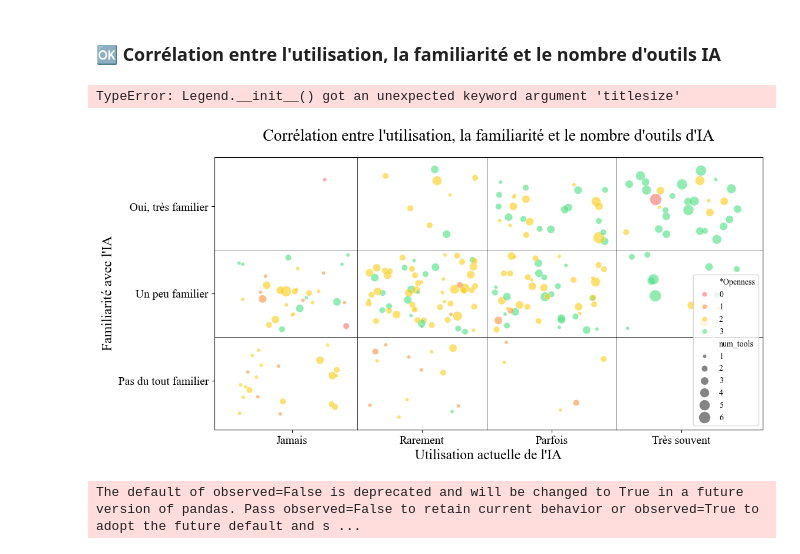
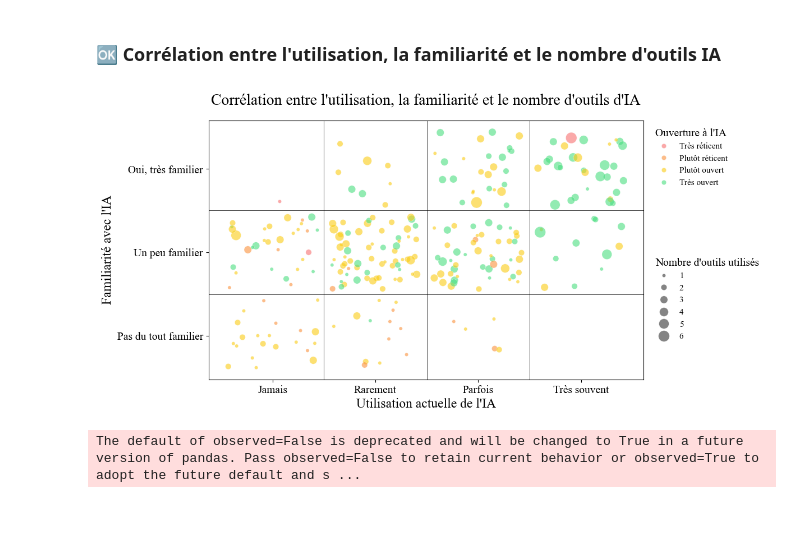
Before and after one commit to QuentinDstl/survey_adoption_by_employees, a Jupyter notebook: src/main.ipynb, the cells around one changed output. Saved outputs shown, nothing was run; the diff lists cells and outputs as text; code cells hidden in the pictures; blank space fills up the shorter version.

```diff
--- a/src/main.ipynb
+++ b/src/main.ipynb
@@ -840,7 +810,7 @@ df_familiarity_tools['*Familiarity'] = df_familiarity_tools['*Familiarity'].appl
 df_familiarity_tools['*Usage'] = df_familiarity_tools['*Usage'].apply(lambda x: x + np.random.uniform(-jitter_strength, jitter_strength))
 
 # Visualisation avec seaborn
-plt.figure(figsize=(12, 6))
+plt.figure(figsize=(10, 6))
 ax = sns.scatterplot(data=df_familiarity_tools, x='*Usage', y='*Familiarity', size='num_tools',
                      sizes=(20, 200), hue='*Openness', palette=COLORS, alpha=0.6)
 
@@ -849,39 +819,64 @@ for x in range(3):
     plt.axvline(x+0.5, color='black', linewidth=0.5)
 for y in range(2):
     plt.axhline(y+0.5, color='black', linewidth=0.5)
 
 # Configuration des titres et labels
 plt.title('Corrélation entre l\'utilisation, la familiarité et le nombre d\'outils d\'IA', pad=20, fontsize=F_H1)
 plt.xlabel('Utilisation actuelle de l\'IA', fontsize=F_H2)
 plt.xticks([0, 1, 2, 3], ['Jamais', 'Rarement', 'Parfois', 'Très souvent'], fontsize=F_H3)
 plt.ylabel('Familiarité avec l\'IA', fontsize=F_H2)
 plt.yticks([0, 1, 2], ['Pas du tout familier', 'Un peu familier', 'Oui, très familier'], fontsize=F_H3)
 
 # Récupération des handles et labels pour les légendes
 handles, labels = ax.get_legend_handles_labels()
 
 # Séparation des handles et labels pour 'Openness' et 'num_tools'
 # Supposons que les premiers éléments correspondent à 'Openness'
 openness_handles = handles[:len(COLORS)+1]  # +1 pour inclure le titre de la légende
 openness_labels = labels[:len(COLORS)+1]
 
 # Les éléments suivants correspondent à 'num_tools'
 num_tools_handles = handles[len(COLORS)+1:]  # Ignorer le titre de la légende pour 'num_tools'
 num_tools_labels = labels[len(COLORS)+1:]
 
-# Création de la première légende pour 'Openness'
-first_legend = ax.legend(openness_handles, openness_labels, title='Familiarité avec l\'IA', bbox_to_anchor=(1.05, 1), loc='upper left', fontsize=F_H4, titlesize=F_H3)
+# Identifier l'index de l'entrée "*Openness" et l'exclure si elle existe
+if '*Openness' in openness_labels:
+    index_openness = openness_labels.index('*Openness')
+    del openness_handles[index_openness]
+    del openness_labels[index_openness]
+
+openness_mapping = {
+    3: 'Très ouvert',
+    2: 'Plutôt ouvert',
+    1: 'Plutôt réticent',
+    0: 'Très réticent'
+}
+openness_labels = [openness_mapping[int(label)] if label.isdigit() else label for label in openness_labels]
+
+# Identifier l'index de l'entrée "num_tools" et l'exclure si elle existe
+if 'num_tools' in num_tools_labels:
+    index_num_tools = num_tools_labels.index('num_tools')
+    del num_tools_handles[index_num_tools]
+    del num_tools_labels[index_num_tools]
+
+# Création de la première légende pour 'Openness' sans l'entrée '*Openness'
+first_legend = ax.legend(openness_handles, openness_labels, title='Ouverture à l\'IA',
+                         bbox_to_anchor=(1.01, 1), loc='upper left', fontsize=F_H4,
+                         alignment='left', frameon=False)
+first_legend.get_title().set_fontsize(F_H3)
 
 # Ajout de la première légende à la figure pour qu'elle ne soit pas remplacée
 ax.add_artist(first_legend)
 
-# Ajout de la seconde légende pour 'num_tools'
-ax.legend(num_tools_handles, num_tools_labels, title='Nombre d\'outils', bbox_to_anchor=(1.05, 0.5), loc='upper left', fontsize=F_H4)
+# Ajout de la seconde légende pour 'num_tools' sans l'entrée 'num_tools'
+legend = ax.legend(num_tools_handles, num_tools_labels, title='Nombre d\'outils utilisés',
+                   bbox_to_anchor=(1.01, 0.5), loc='upper left', fontsize=F_H4,
+                   alignment='left', frameon=False)
+legend.get_title().set_fontsize(F_H3)
 
 plt.show()
 # %% [output]
-TypeError: Legend.__init__() got an unexpected keyword argument 'titlesize'
-[figure, old version]
+[figure, new version]
 # %%
 # 5/11 Issues with AI by Familiarity with AI
 # faire les details en plus dans le graph
```
Also changed, not shown: parts of 2 cells of this notebook.
